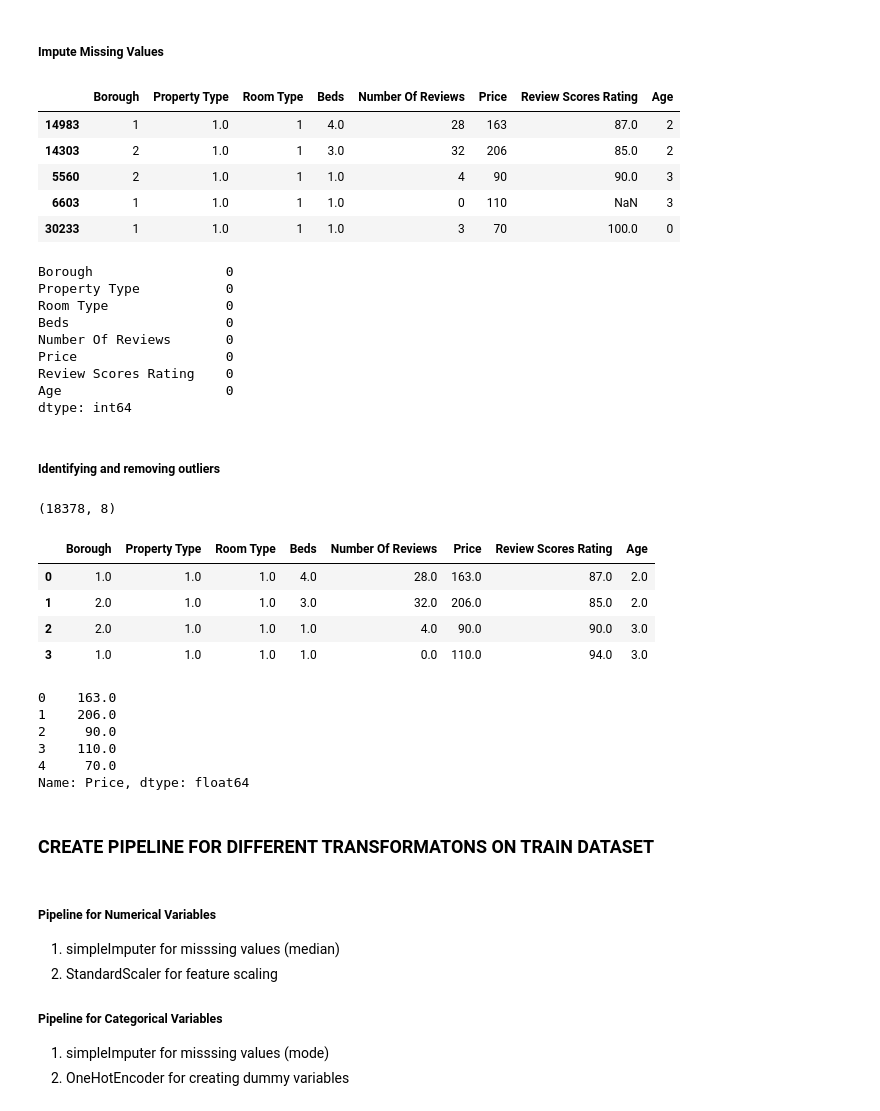
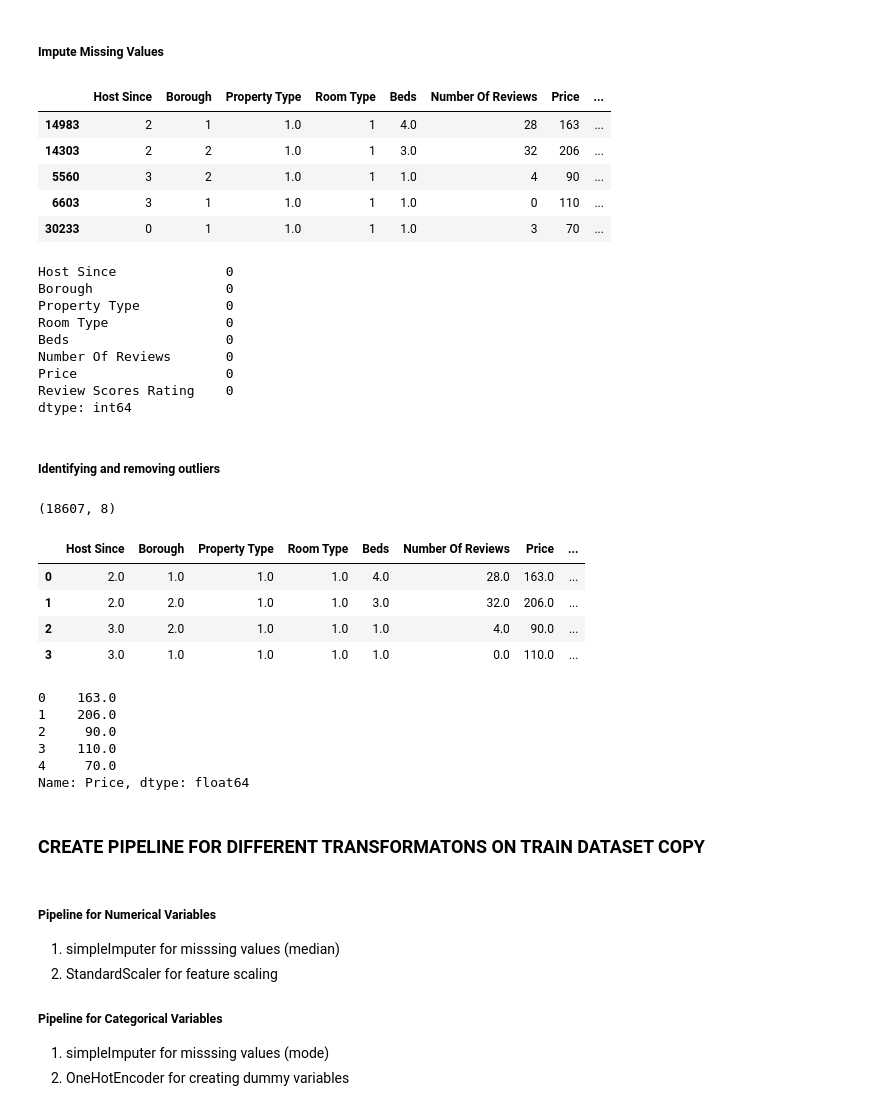
Before and after one commit to fhuadeen/TOW-Airbnb-DM, a Jupyter notebook: TOW Airbnb Data.ipynb, the cells around one changed output. Saved outputs shown, nothing was run; the diff lists cells and outputs as text; code cells hidden in the pictures.

```diff
--- a/TOW Airbnb Data.ipynb
+++ b/TOW Airbnb Data.ipynb
@@ -414,0 +307,4 @@ plt.show()
+# %%
+# convert values in Age attribute to integer
+train_copy['Host Since'] = train_copy['Host Since'].fillna(0.0).astype(int)
+train_copy.head(3)
@@ -414,0 +316,4 @@ plt.show()
+# %%
+# convert the years to number of years
+train_copy['Host Since'] = 2015 - train_copy['Host Since']
+train_copy.head(3)
@@ -414,0 +339,12 @@ plt.show()
+# %%
+# For Property Type
+# House, Condominium, Townhouse, Villa, Bungalow, Chalet, Castle will be converted to House (They are all similar to being just a house).
+# Dorm, Camper/RV, Treehouse, Tent, Hut and Lighthouse will be converted to Mini_house.
+# Apartment, Bed & Breakfast, Other, Loft will be converted to Apartment.
+# Boat, Cabin will be converted to Conveyance
+#df['Propety_Type'] =
+train_copy['Property Type'].replace({'Condominium' : 'House', 'Townhouse' : 'House', 'Villa' : 'House', 'Bungalow' : 'House', 'Chalet' : 'House', 'Castle' : 'House',
+                                               'Dorm' : 'Mini_house', 'Camper/RV' : 'Mini_house', 'Treehouse' : 'Mini_house', 'Tent' : 'Mini_house', 'Hut' : 'Mini_house', 'Lighthouse' : 'Mini_house',
+                                               'Bed' : 'Apartment', 'Bed & Breakfast' : 'Apartment', 'Other' : 'Apartment', 'Loft': 'Apartment',
+                                               'Boat' : 'Conveyance', 'Cabin' : 'Conveyance'}, inplace=True)
+train_copy['Property Type'].unique().tolist()
@@ -414,0 +353,5 @@ plt.show()
+# %%
+# For Room Type
+# all Entire home/apt will be converted to Private room
+train_copy['Room Type'].replace({'Entire home/apt' : 'Private room'}, inplace=True)
+train_copy['Room Type'].unique().tolist()
@@ -416,17 +388,17 @@ plt.show()
 ##### Impute Missing Values
 # %%
 # Label encode all categorical variables to prepare for estimating missing values
-Train['Borough'].replace({'Brooklyn' : 1, 'Manhattan' : 2, 'Queens' : 3, 'Bronx' : 4, 'Staten Island' : 5}, inplace=True)
-Train['Room Type'].replace({'Private room' : 1, 'Shared room' : 2}, inplace=True)
-Train['Property Type'].replace({'Apartment' : 1, 'House' : 2, 'Mini_house' : 3, 'Conveyance' : 4}, inplace=True)
-Train.head()
+train_copy['Borough'].replace({'Brooklyn' : 1, 'Manhattan' : 2, 'Queens' : 3, 'Bronx' : 4, 'Staten Island' : 5}, inplace=True)
+train_copy['Room Type'].replace({'Private room' : 1, 'Shared room' : 2}, inplace=True)
+train_copy['Property Type'].replace({'Apartment' : 1, 'House' : 2, 'Mini_house' : 3, 'Conveyance' : 4}, inplace=True)
+train_copy.head()
 # %% [output]
-|  | Borough | Property Type | Room Type | Beds | Number Of Reviews | Price | Review Scores Rating | Age |
-| 14983 | 1 | 1.0 | 1 | 4.0 | 28 | 163 | 87.0 | 2 |
-| 14303 | 2 | 1.0 | 1 | 3.0 | 32 | 206 | 85.0 | 2 |
-| 5560 | 2 | 1.0 | 1 | 1.0 | 4 | 90 | 90.0 | 3 |
-| 6603 | 1 | 1.0 | 1 | 1.0 | 0 | 110 | NaN | 3 |
-| 30233 | 1 | 1.0 | 1 | 1.0 | 3 | 70 | 100.0 | 0 |
+|  | Host Since | Borough | Property Type | Room Type | Beds | Number Of Reviews | Price | ... |
+| 14983 | 2 | 1 | 1.0 | 1 | 4.0 | 28 | 163 | ... |
+| 14303 | 2 | 2 | 1.0 | 1 | 3.0 | 32 | 206 | ... |
+| 5560 | 3 | 2 | 1.0 | 1 | 1.0 | 4 | 90 | ... |
+| 6603 | 3 | 1 | 1.0 | 1 | 1.0 | 0 | 110 | ... |
+| 30233 | 0 | 1 | 1.0 | 1 | 1.0 | 3 | 70 | ... |
 # %%
 # Fill up missing values with mode and median.
 # Mode for Property Type as it is a categorical variable
@@ -438,7 +410,8 @@ Train['Review Scores Rating'].fillna(Train['Review Scores Rating'].median(), inp
 # %%
 # check for null values in the data set
-Train.isnull().sum()
+train_copy.isnull().sum()
 # %% [output]
+Host Since              0
 Borough                 0
 Property Type           0
 Room Type               0
@@ -446,14 +419,13 @@ Beds                    0
 Number Of Reviews       0
 Price                   0
 Review Scores Rating    0
-Age                     0
 dtype: int64
 # %% [markdown]
 ##### Identifying and removing outliers
 # %%
 # Identify and remove possible outliers from the data
 # converting Train set to arrays
-trainA = Train.values # trainA means train set arrays
+trainA = train_copy.values # trainA means train set arrays
 
 # import relevant library
 from sklearn.neighbors import LocalOutlierFactor
@@ -468,17 +440,17 @@ trainNO = trainA[mask, :] #trainNO means train set with no outliers
 
 print(trainNO.shape)
 # %% [output]
-(18378, 8)
+(18607, 8)
 # %%
 # we can convert it back to pandas dataframe
-trainNO = pd.DataFrame(trainNO, columns=list(Train.columns))
+trainNO = pd.DataFrame(trainNO, columns=list(train_copy.columns))
 trainNO.head(4)
 # %% [output]
-|  | Borough | Property Type | Room Type | Beds | Number Of Reviews | Price | Review Scores Rating | Age |
-| 0 | 1.0 | 1.0 | 1.0 | 4.0 | 28.0 | 163.0 | 87.0 | 2.0 |
-| 1 | 2.0 | 1.0 | 1.0 | 3.0 | 32.0 | 206.0 | 85.0 | 2.0 |
-| 2 | 2.0 | 1.0 | 1.0 | 1.0 | 4.0 | 90.0 | 90.0 | 3.0 |
-| 3 | 1.0 | 1.0 | 1.0 | 1.0 | 0.0 | 110.0 | 94.0 | 3.0 |
+|  | Host Since | Borough | Property Type | Room Type | Beds | Number Of Reviews | Price | ... |
+| 0 | 2.0 | 1.0 | 1.0 | 1.0 | 4.0 | 28.0 | 163.0 | ... |
+| 1 | 2.0 | 2.0 | 1.0 | 1.0 | 3.0 | 32.0 | 206.0 | ... |
+| 2 | 3.0 | 2.0 | 1.0 | 1.0 | 1.0 | 4.0 | 90.0 | ... |
+| 3 | 3.0 | 1.0 | 1.0 | 1.0 | 1.0 | 0.0 | 110.0 | ... |
 # %%
 # Split out predictors from target variable
 trainX = trainNO.drop(['Price'], axis=1)
@@ -492,7 +464,7 @@ trainY.head()
 4     70.0
 Name: Price, dtype: float64
 # %% [markdown]
-### CREATE PIPELINE FOR DIFFERENT TRANSFORMATONS ON TRAIN DATASET
+### CREATE PIPELINE FOR DIFFERENT TRANSFORMATONS ON TRAIN DATASET COPY
 # %% [markdown]
 ##### Pipeline for Numerical Variables
 1. simpleImputer for misssing values (median)
```
Also changed, not shown: parts of 78 cells of this notebook.
